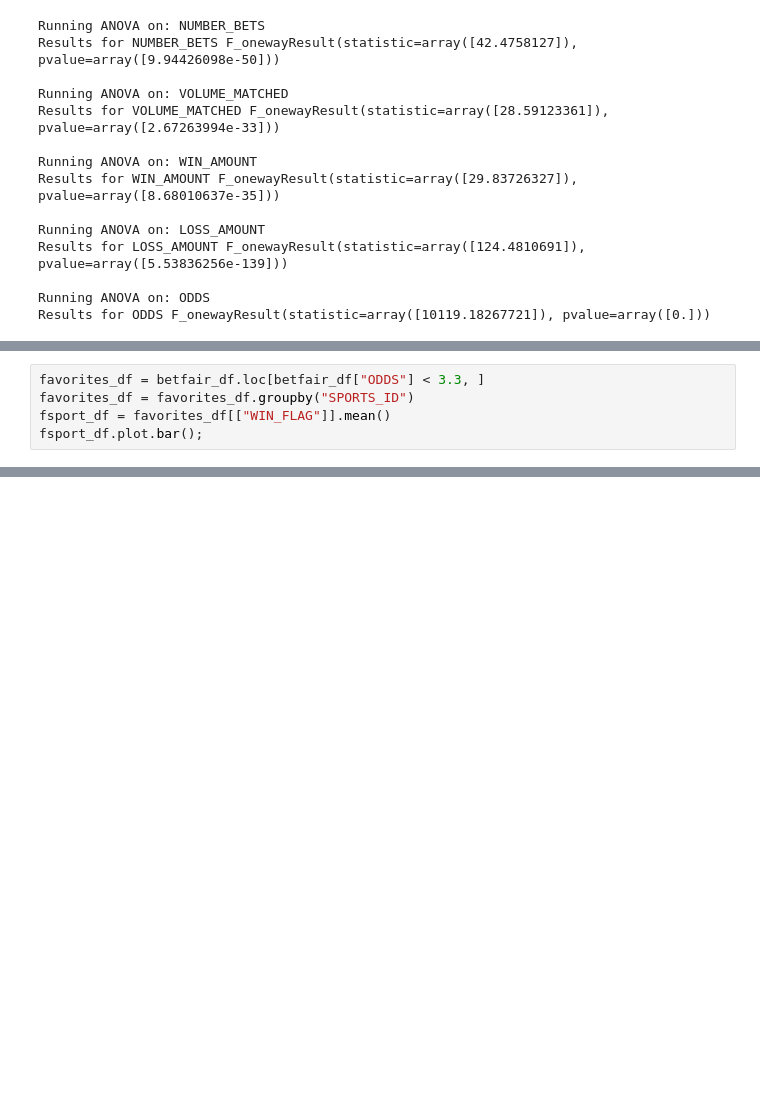
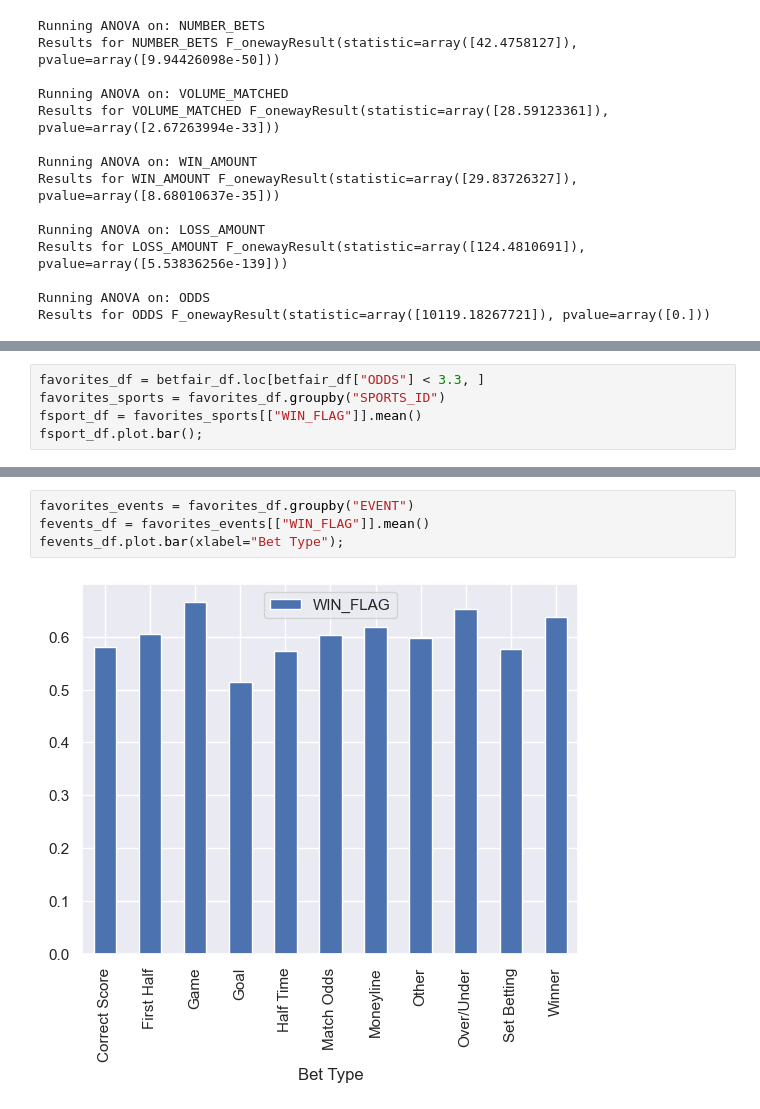
Before and after one commit to ns96/python-betfair, a Jupyter notebook: BetFairEDA_NS.ipynb, the cells around one changed output, grey strips where cells are left out. Cells and saved outputs as stored; diff of their text form; blank space fills up the shorter version.

```diff
--- a/BetFairEDA_NS.ipynb
+++ b/BetFairEDA_NS.ipynb
@@ -406,6 +355,6 @@ Results for WIN FLAG F_onewayResult(statistic=172.97899458342363, pvalue=1.09876
 # %%
 favorites_df = betfair_df.loc[betfair_df["ODDS"] < 3.3, ]
-favorites_df = favorites_df.groupby("SPORTS_ID")
-fsport_df = favorites_df[["WIN_FLAG"]].mean()
+favorites_sports = favorites_df.groupby("SPORTS_ID")
+fsport_df = favorites_sports[["WIN_FLAG"]].mean()
 fsport_df.plot.bar();
 # %% [output]
@@ -433,0 +405,6 @@ Results for Favorites WIN FLAG F_onewayResult(statistic=0.1616665773362363, pval
+# %%
+favorites_events = favorites_df.groupby("EVENT")
+fevents_df = favorites_events[["WIN_FLAG"]].mean()
+fevents_df.plot.bar(xlabel="Bet Type");
+# %% [output]
+[figure, added]
```
Also changed, not shown: parts of 22 cells of this notebook, 1 other file.
